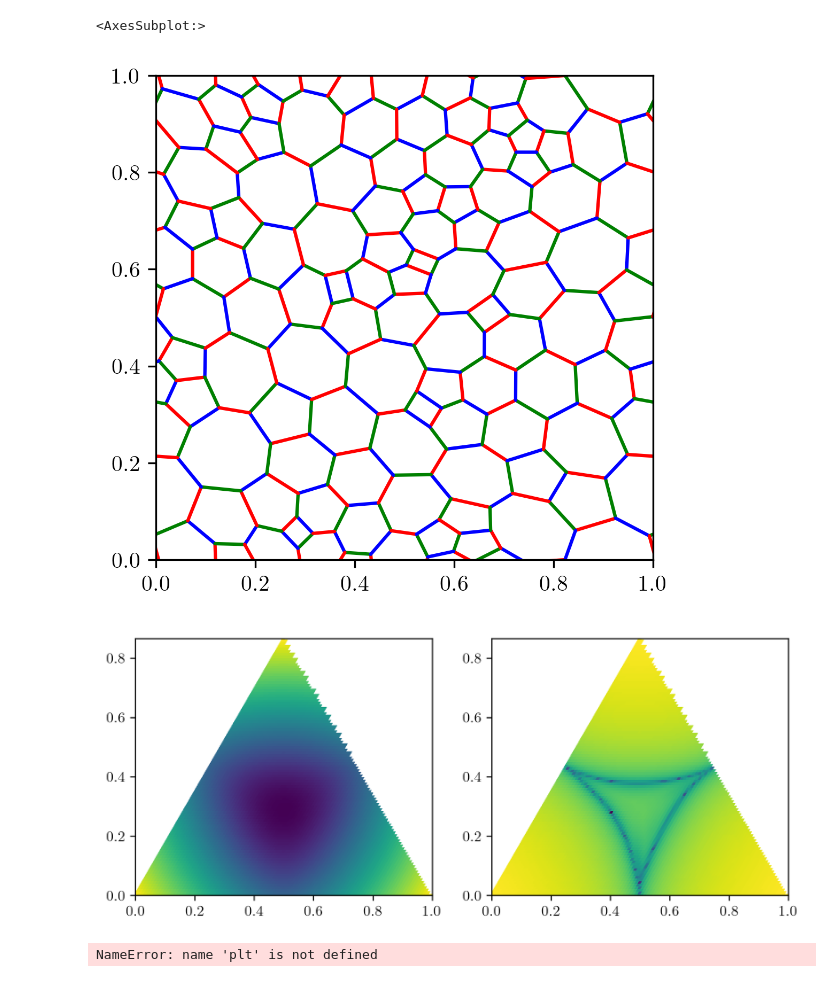
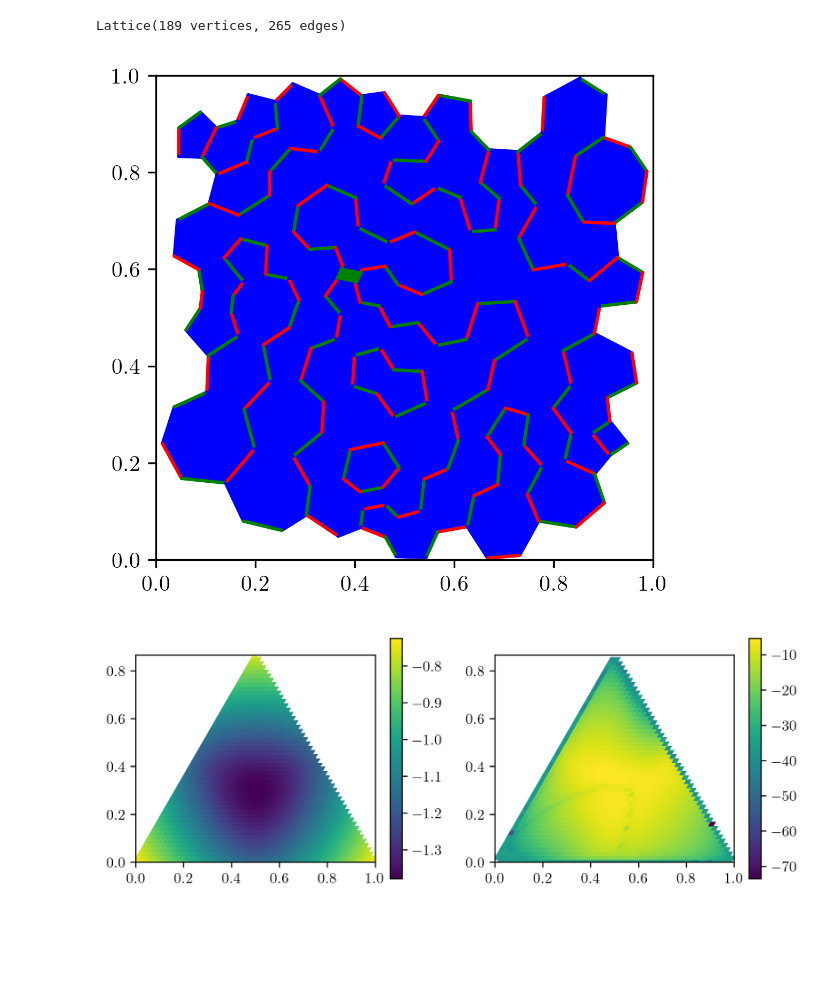
Before and after one commit to dpreuo/PhD-Thesis, a Jupyter notebook: kitaev_model/figures/code_for_generating_diagrams/phase_diagram.ipynb, the cells around one changed output. Cells and saved outputs as stored; diff of their text form; code cells hidden in the pictures; blank space fills up the shorter version.

```diff
--- a/kitaev_model/figures/code_for_generating_diagrams/phase_diagram.ipynb
+++ b/kitaev_model/figures/code_for_generating_diagrams/phase_diagram.ipynb
@@ -36,32 +36,40 @@ def generate_J(pos):
 
     return first_val + sxy*xy[0]*v1 + sxy*xy[1]*v2
 # %%
-points = uniform(400)
+points = uniform(100)
 lattice = generate_lattice(points)
 lattice = gu.lloyd_relaxation(lattice)
+lattice = cut_boundaries(lattice)
+lattice = gu.remove_trailing_edges(lattice)
 
 ujk = np.ones(lattice.n_edges)
-fluxes = fluxes_from_ujk(lattice, ujk,real = False)
+fluxes = fluxes_from_ujk(lattice, ujk)
 ujk = ujk_from_fluxes(lattice, -np.ones(lattice.n_plaquettes))
+fluxes = fluxes_from_ujk(lattice, ujk)
 
 
 coloring = edge_color(lattice)
 coloring = coloring[1]
+lattice
+# %% [output]
+Lattice(189 vertices, 265 edges)
 # %%
 
 fig, ax = plt.subplots(figsize=(4, 4), dpi = 300)
 pl.plot_edges(lattice, labels=coloring, color_scheme=['r','g','b'])
+pl.plot_plaquettes(lattice, labels=fluxes, color_scheme=['r','g','b'])
+plt.show()
 # %% [output]
-<AxesSubplot:>
-[figure, old version]
+[figure, new version]
 # %%
-vals = np.linspace(0,1,200)
+vals = np.linspace(0,1,50)
 
 vals_x,vals_y = np.meshgrid(vals,vals)
 xy = np.stack((vals_x,vals_y),axis=-1)
 
 
 def worker_func(xy_in):
+
     x, y = xy_in
     if y>(1-x): return (np.nan, np.nan)
     J = generate_J(np.array([x,y]))
@@ -69,8 +77,8 @@ def worker_func(xy_in):
     # es = la.eigvalsh(h)
     # e = np.sum(np.abs(es))
     # g = np.min(np.abs(es))
-    Hk = k_hamiltonian_generator(lattice, coloring,ujk,J)
-    e, g = analyse_hk(Hk, 4)
+    Hk = k_hamiltonian_generator(lattice, coloring, ujk, J)
+    e, g = analyse_hk(Hk, 2)
     return (e, g)
 
 xy_flattened = xy.reshape(-1,2)
@@ -78,35 +86,30 @@ xy_flattened = xy.reshape(-1,2)
 with WorkerPool(n_jobs=8) as pool:
     results = pool.map(worker_func, [xy for xy in xy_flattened],progress_bar=True)
 results = np.array(results).reshape(xy.shape)
+
 e_vals = results[:,:,0]
 g_vals = results[:,:,1]
-# %%
-e_vals = results[:,:,0]
-g_vals = results[:,:,1]
 # %%
 pos_x, pos_y = np.array(np.meshgrid(vals,vals))
 
 x_vector = np.array([1,0])
 y_vector = np.array([np.cos(np.pi/3),np.sin(np.pi/3)])
 
 px = x_vector[0]*pos_x + y_vector[0]*pos_y
 py = x_vector[1]*pos_x + y_vector[1]*pos_y
 
-fig, ax = plt.subplots(1,2,figsize=(8, 4), dpi = 300)
+fig, ax = plt.subplots(1,2,figsize=(8, 3), dpi = 300)
 
 for n, egvals in enumerate([e_vals, g_vals]):
-    ax[n].pcolor(px, py,np.log(np.abs(egvals)))
+    c = ax[n].pcolor(px, py,np.log(np.abs(egvals)), shading='auto')
     # fix aspect
     ax[n].set_aspect('equal', 'box')
     ax[n].set_xlim(0,1)
     ax[n].set_ylim(0,np.sin(np.pi/3))
+    # add colorbar
+    fig.colorbar(c, ax=ax[n])
+
+plt.savefig('phase_diagram.pdf',bbox_inches='tight')
 plt.show()
 # %% [output]
-[figure, old version]
+[figure, new version]
-# %%
-fig, ax = plt.subplots(1,3,figsize=(12, 4), dpi = 300)
-pl.plot_edges(lattice, labels=coloring, color_scheme=['k','k','w'], ax= ax[0])
-pl.plot_edges(lattice, labels=coloring, color_scheme=['k','w','k'], ax= ax[1])
-pl.plot_edges(lattice, labels=coloring, color_scheme=['w','k','k'], ax= ax[2])
-# %% [output]
-NameError: name 'plt' is not defined
```
Also changed, not shown: parts of 2 cells of this notebook, 24 other files.
